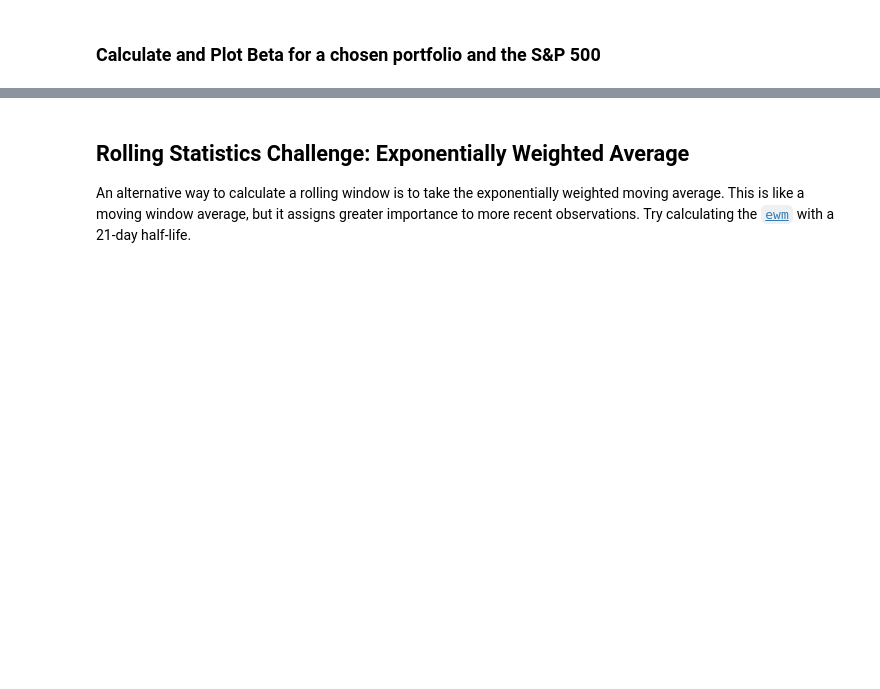
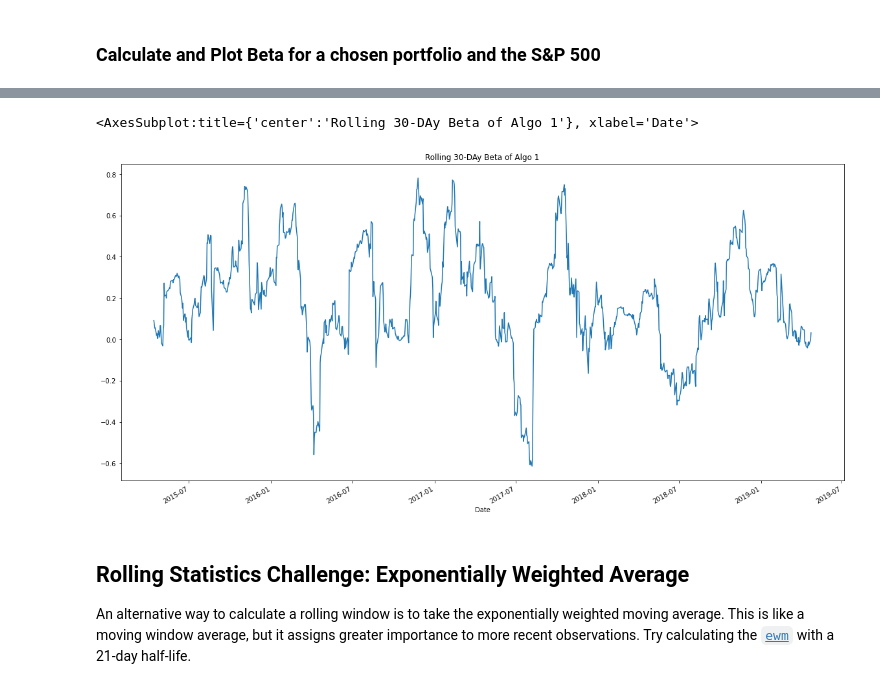
Before and after one commit to BRENNANSEANM/pandas-homework, a Jupyter notebook: Whale/whale_analysis.ipynb, the cells around one changed output, grey strips where cells are left out. Cells and saved outputs as stored; diff of their text form; code cells hidden in the pictures; blank space fills up the shorter version.

```diff
--- a/Whale/whale_analysis.ipynb
+++ b/Whale/whale_analysis.ipynb
@@ -311,3 +343,12 @@ cumulative_cor
+# %%
+# Plot beta trend
+algo1_rolling_covariance = portfolio_col['Algo 1'].rolling(window=30).cov(portfolio_col['SP500'])
+rolling_variance_sp500 = portfolio_col['SP500'].rolling(window=30).var()
+algo1_rolling_beta = algo1_rolling_covariance / rolling_variance_sp500
+algo1_rolling_beta.plot(figsize=(20, 10), title='Rolling 30-DAy Beta of Algo 1')
+# %% [output]
+<AxesSubplot:title={'center':'Rolling 30-DAy Beta of Algo 1'}, xlabel='Date'>
+[figure, added]
 # %% [markdown]
 ## Rolling Statistics Challenge: Exponentially Weighted Average
 
```
Also changed, not shown: parts of 42 cells of this notebook, 1 other file.
